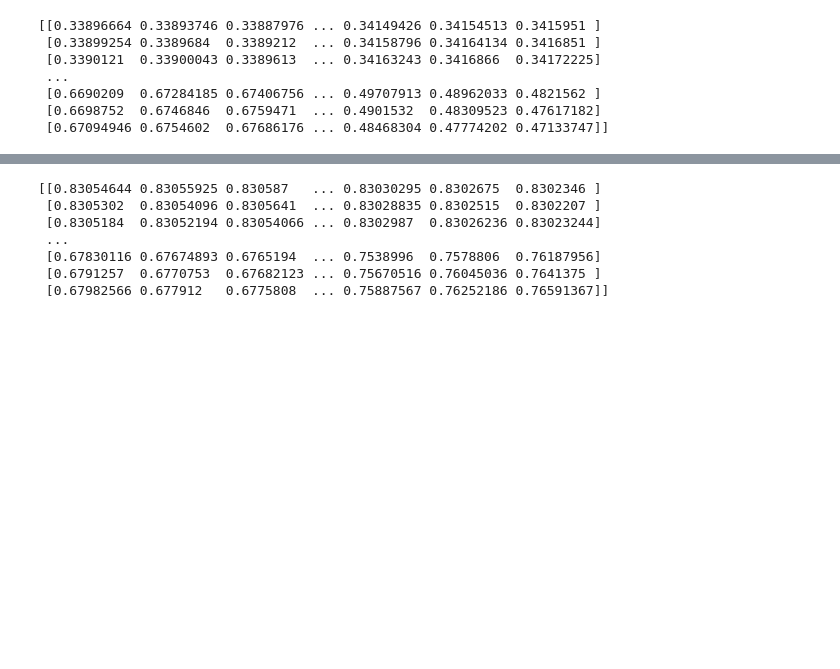
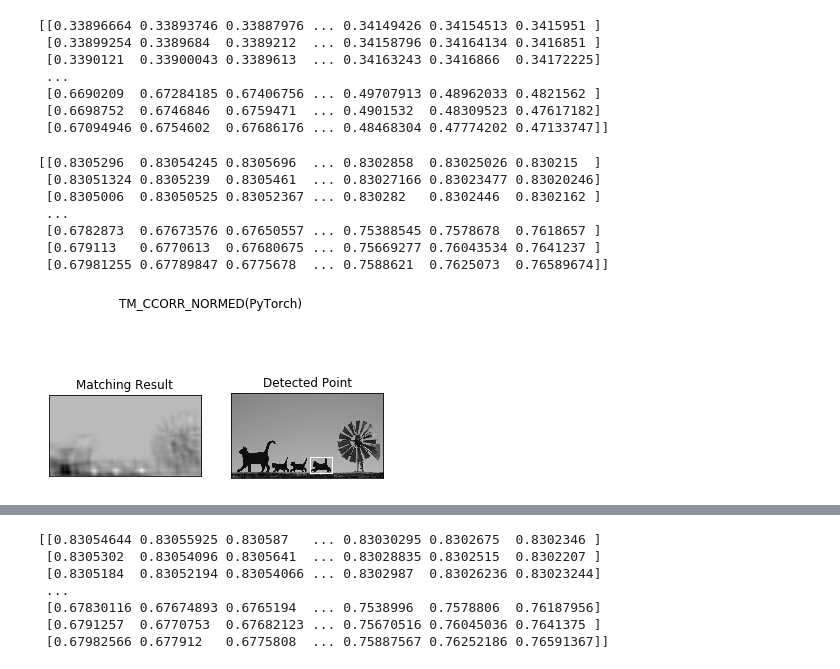
Before and after one commit to hirune924/TemplateMatching, a Jupyter notebook: Template Matching (PyTorch implementation).ipynb, the cells around one changed output, grey strips where cells are left out. Saved outputs shown, nothing was run; the diff lists cells and outputs as text; code cells hidden in the pictures; blank space fills up the shorter version.

```diff
--- a/Template Matching (PyTorch implementation).ipynb
+++ b/Template Matching (PyTorch implementation).ipynb
@@ -94,3 +94,34 @@ for meth in methods:
  [0.6690209  0.67284185 0.67406756 ... 0.49707913 0.48962033 0.4821562 ]
  [0.6698752  0.6746846  0.6759471  ... 0.4901532  0.48309523 0.47617182]
  [0.67094946 0.6754602  0.67686176 ... 0.48468304 0.47774202 0.47133747]]
+# %%
+%%time
+img = img2.copy()
+
+# Apply template Matching
+res = cv2.matchTemplate(img,template,cv2.TM_CCORR_NORMED)
+print(res)
+min_val, max_val, min_loc, max_loc = cv2.minMaxLoc(res)
+
+# If the method is TM_SQDIFF or TM_SQDIFF_NORMED, take minimum
+top_left = max_loc
+bottom_right = (top_left[0] + w, top_left[1] + h)
+
+cv2.rectangle(img,top_left, bottom_right, 255, 2)
+
+plt.subplot(121),plt.imshow(res,cmap = 'gray')
+plt.title('Matching Result'), plt.xticks([]), plt.yticks([])
+plt.subplot(122),plt.imshow(img,cmap = 'gray')
+plt.title('Detected Point'), plt.xticks([]), plt.yticks([])
+plt.suptitle('TM_CCORR_NORMED(PyTorch)')
+
+plt.show()
+# %% [output]
+[[0.8305296  0.83054245 0.8305696  ... 0.8302858  0.83025026 0.830215  ]
+ [0.83051324 0.8305239  0.8305461  ... 0.83027166 0.83023477 0.83020246]
+ [0.8305006  0.83050525 0.83052367 ... 0.830282   0.8302446  0.8302162 ]
+ ...
+ [0.6782873  0.67673576 0.67650557 ... 0.75388545 0.7578678  0.7618657 ]
+ [0.679113   0.6770613  0.67680675 ... 0.75669277 0.76043534 0.7641237 ]
+ [0.67981255 0.67789847 0.6775678  ... 0.7588621  0.7625073  0.76589674]]
+[figure, added]
```
Also changed, not shown: parts of 4 cells of this notebook.
